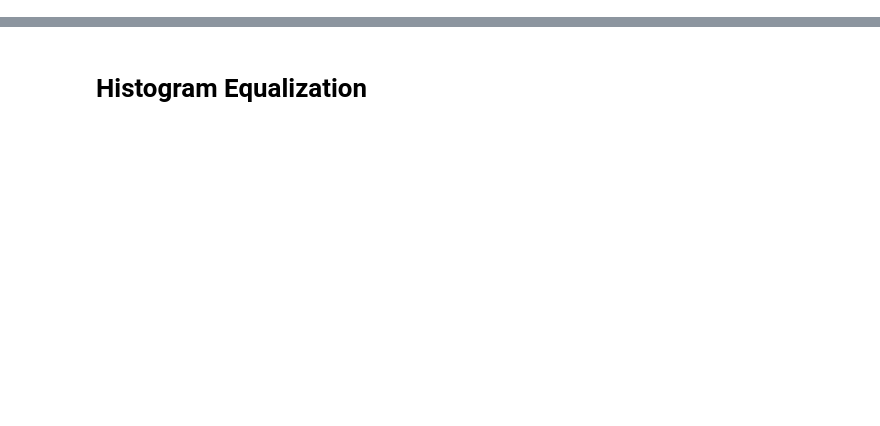
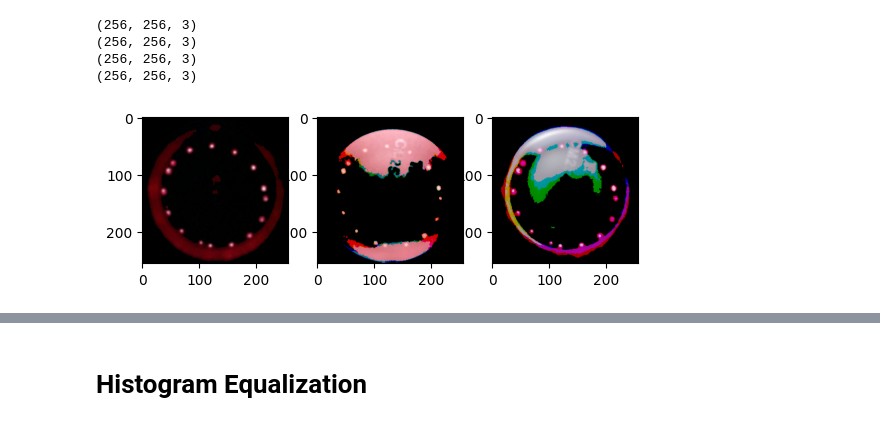
Before and after one commit to EvgeniiVenediktov/multireflection, a Jupyter notebook: processing_experiments.ipynb, the cells around one changed output, grey strips where cells are left out. Cells and saved outputs as stored; diff of their text form; code cells hidden in the pictures; blank space fills up the shorter version.

```diff
--- a/processing_experiments.ipynb
+++ b/processing_experiments.ipynb
@@ -44,0 +107,41 @@ def apply_circular_mask(image_array, radius):
+# %%
+def hp_colors_q(img, rq, rg, rb):
+    red = 0
+    green = 1
+    blue = 2
+
+    img = np.copy(img)
+    print(img.shape)
+    t_r = np.quantile(img[:,:,red], rq)
+    t_g = np.quantile(img[:,:,green], rg)
+    t_b = np.quantile(img[:,:,blue], rb)
+
+    img[:,:,red] = high_pass(img[:,:,red], t_r)
+    img[:,:,green] = high_pass(img[:,:,green], t_g)
+    img[:,:,blue] = high_pass(img[:,:,blue], t_b)
+    return img
+# %%
+red = 0
+green = 1
+blue = 2
+t_r = 0.8
+t_g = 0.8
+t_b = 0.8
+print(color_dark.shape)
+hp_dark = hp_colors_q(color_dark, t_r, t_g, t_b)
+hp_light = hp_colors_q(color_light, t_r, t_g, t_b)
+hp_main_light = hp_colors_q(color_main_light, t_r, t_g, t_b)
+
+
+fig, axes = plt.subplots(1,3)
+axes[0].imshow(hp_dark)
+axes[1].imshow(hp_light)
+axes[2].imshow(hp_main_light)
+
+plt.show()
+# %% [output]
+(256, 256, 3)
+(256, 256, 3)
+(256, 256, 3)
+(256, 256, 3)
+[figure, added]
```
Also changed, not shown: parts of 38 cells of this notebook, 5 other files.
